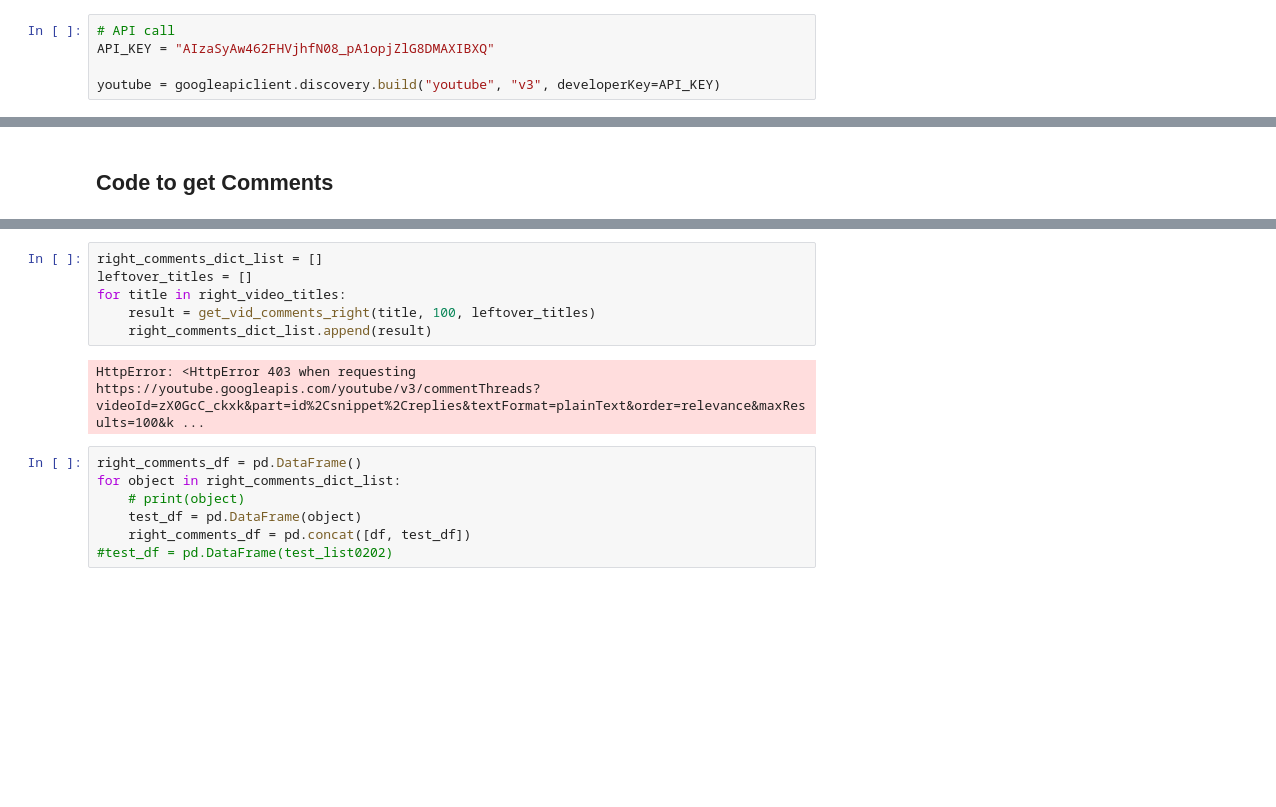
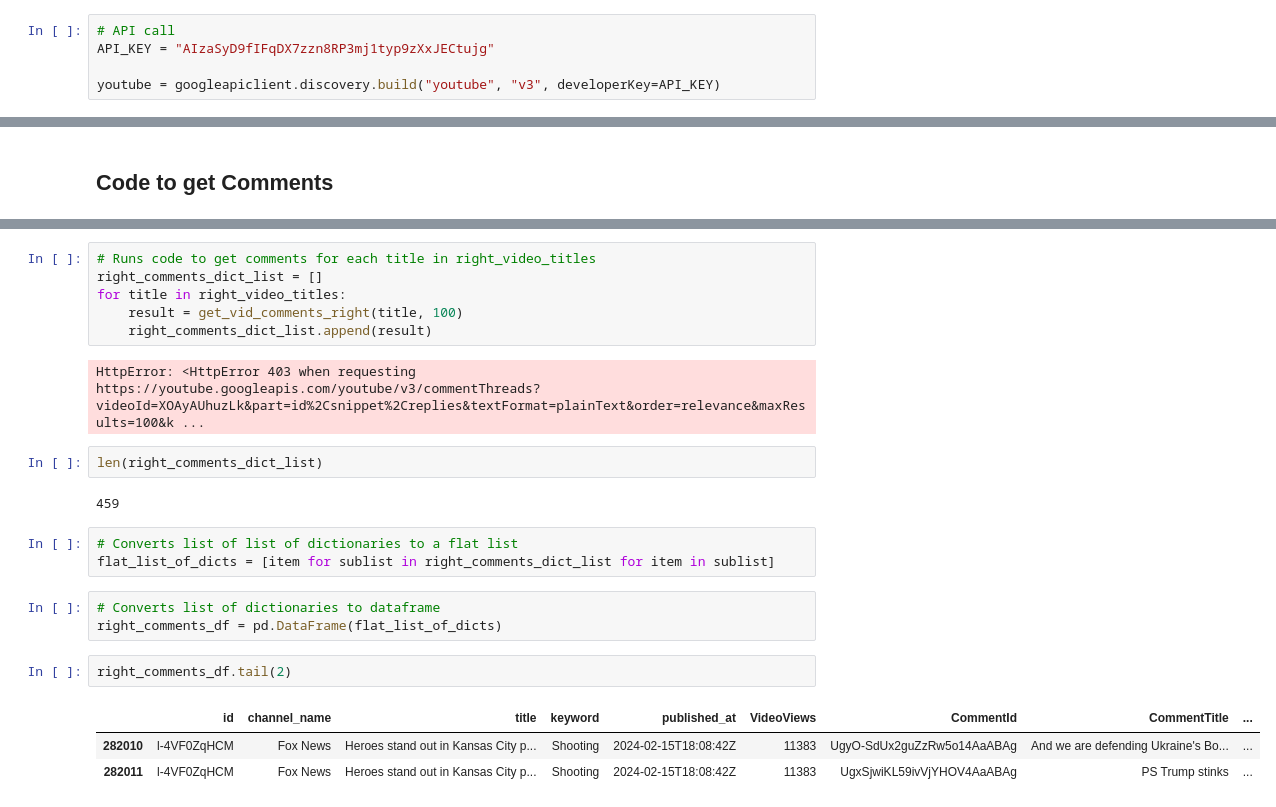
Before and after one commit to hlee107/EmoConsistency-PoliticalPolarization, a Jupyter notebook: Right_youtube_code.ipynb, the cells around one changed output, grey strips where cells are left out. Saved outputs shown, nothing was run; the diff lists cells and outputs as text; blank space fills up the shorter version.

Commit message:
Code changes. added data files

```diff
--- a/Right_youtube_code.ipynb
+++ b/Right_youtube_code.ipynb
@@ -40,7 +34,7 @@ from nltk.stem import PorterStemmer
 from nltk.tokenize import word_tokenize
 # %%
 # API call
-API_KEY = "AIzaSyAw462FHVjhfN08_pA1opjZlG8DMAXIBXQ"
+API_KEY = "AIzaSyD9fIFqDX7zzn8RP3mj1typ9zXxJECtujg"
 
 youtube = googleapiclient.discovery.build("youtube", "v3", developerKey=API_KEY)
 # %%
@@ -226,18 +287,27 @@ right_video_titles[1]
 # %%
+# Runs code to get comments for each title in right_video_titles
 right_comments_dict_list = []
-leftover_titles = []
 for title in right_video_titles:
-    result = get_vid_comments_right(title, 100, leftover_titles)
+    result = get_vid_comments_right(title, 100)
     right_comments_dict_list.append(result)
 # %% [output]
-HttpError: <HttpError 403 when requesting https://youtube.googleapis.com/youtube/v3/commentThreads?videoId=zX0GcC_ckxk&part=id%2Csnippet%2Creplies&textFormat=plainText&order=relevance&maxResults=100&k ...
+HttpError: <HttpError 403 when requesting https://youtube.googleapis.com/youtube/v3/commentThreads?videoId=XOAyAUhuzLk&part=id%2Csnippet%2Creplies&textFormat=plainText&order=relevance&maxResults=100&k ...
-# %%
-right_comments_df = pd.DataFrame()
-for object in right_comments_dict_list:
-    # print(object)
-    test_df = pd.DataFrame(object)
-    right_comments_df = pd.concat([df, test_df])
-#test_df = pd.DataFrame(test_list0202)
+# %%
+len(right_comments_dict_list)
+# %% [output]
+459
+# %%
+# Converts list of list of dictionaries to a flat list
+flat_list_of_dicts = [item for sublist in right_comments_dict_list for item in sublist]
+# %%
+# Converts list of dictionaries to dataframe
+right_comments_df = pd.DataFrame(flat_list_of_dicts)
+# %%
+right_comments_df.tail(2)
+# %% [output]
+|  | id | channel_name | title | keyword | published_at | VideoViews | CommentId | CommentTitle | ... |
+| 282010 | l-4VF0ZqHCM | Fox News | Heroes stand out in Kansas City p... | Shooting | 2024-02-15T18:08:42Z | 11383 | UgyO-SdUx2guZzRw5o14AaABAg | And we are defending Ukraine's Bo... | ... |
+| 282011 | l-4VF0ZqHCM | Fox News | Heroes stand out in Kansas City p... | Shooting | 2024-02-15T18:08:42Z | 11383 | UgxSjwiKL59ivVjYHOV4AaABAg | PS Trump stinks | ... |
 # %%
 right_comments_df.shape
 # %% [output]
```
Also changed, not shown: parts of 13 cells of this notebook, 2 other files.
